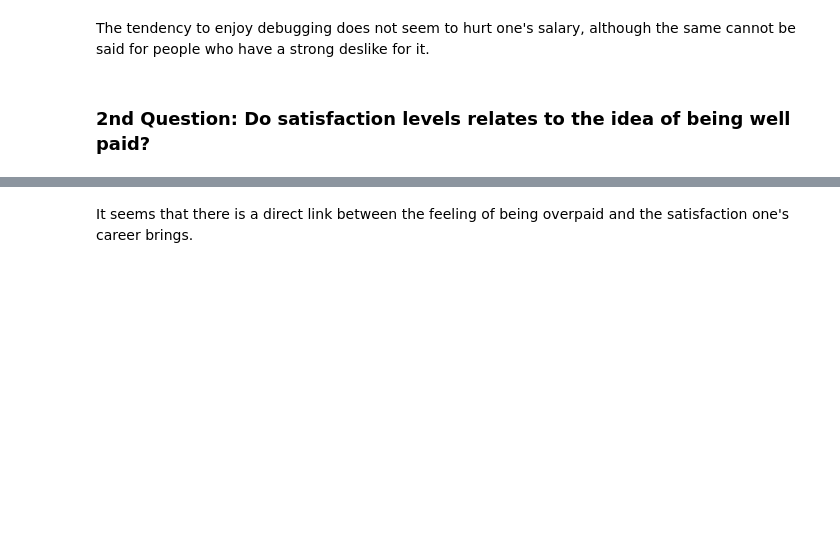
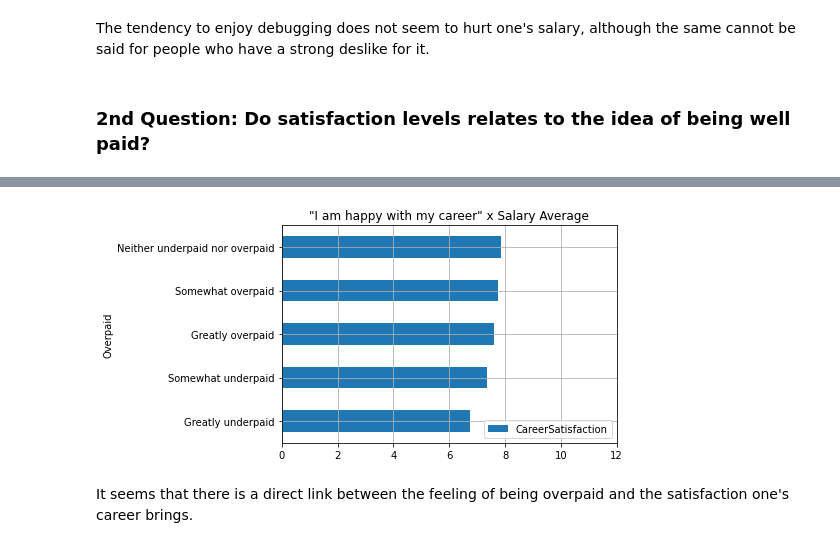
Before and after one commit to higorpr/Data_Science_Post, a Jupyter notebook: Data_Science_Post.ipynb, the cells around one changed output, grey strips where cells are left out. Drawn from its saved outputs; the diff is of its cells as text; code cells hidden in the pictures; blank space fills up the shorter version.

```diff
--- a/Data_Science_Post.ipynb
+++ b/Data_Science_Post.ipynb
@@ -259,4 +329,5 @@ df2.dropna(how='all',axis=0)
 df2.dropna(subset=['Overpaid'],axis=0)
 # %%
 # Checking the influence of the subcategories of "Overpaid" over "CareerSatisfaction":
-df2[['Overpaid','CareerSatisfaction']].groupby('Overpaid').mean().sort_values(by='CareerSatisfaction')
+OP_CS = df2[['Overpaid','CareerSatisfaction']].groupby('Overpaid').mean().sort_values(by='CareerSatisfaction')
+OP_CS
@@ -263,3 +342,8 @@ df2[['Overpaid','CareerSatisfaction']].groupby('Overpaid').mean().sort_values(by
+# %%
+(OP_CS).plot.barh(xlim=(0,12),legend=True,grid=True);
+plt.title('"I am happy with my career" x Salary Average');
+# %% [output]
+[figure, added]
 # %% [markdown]
 It seems that there is a direct link between the feeling of being overpaid and the satisfaction one's career brings.
 # %%
```
Also changed, not shown: parts of 18 cells of this notebook, 2 other files.
